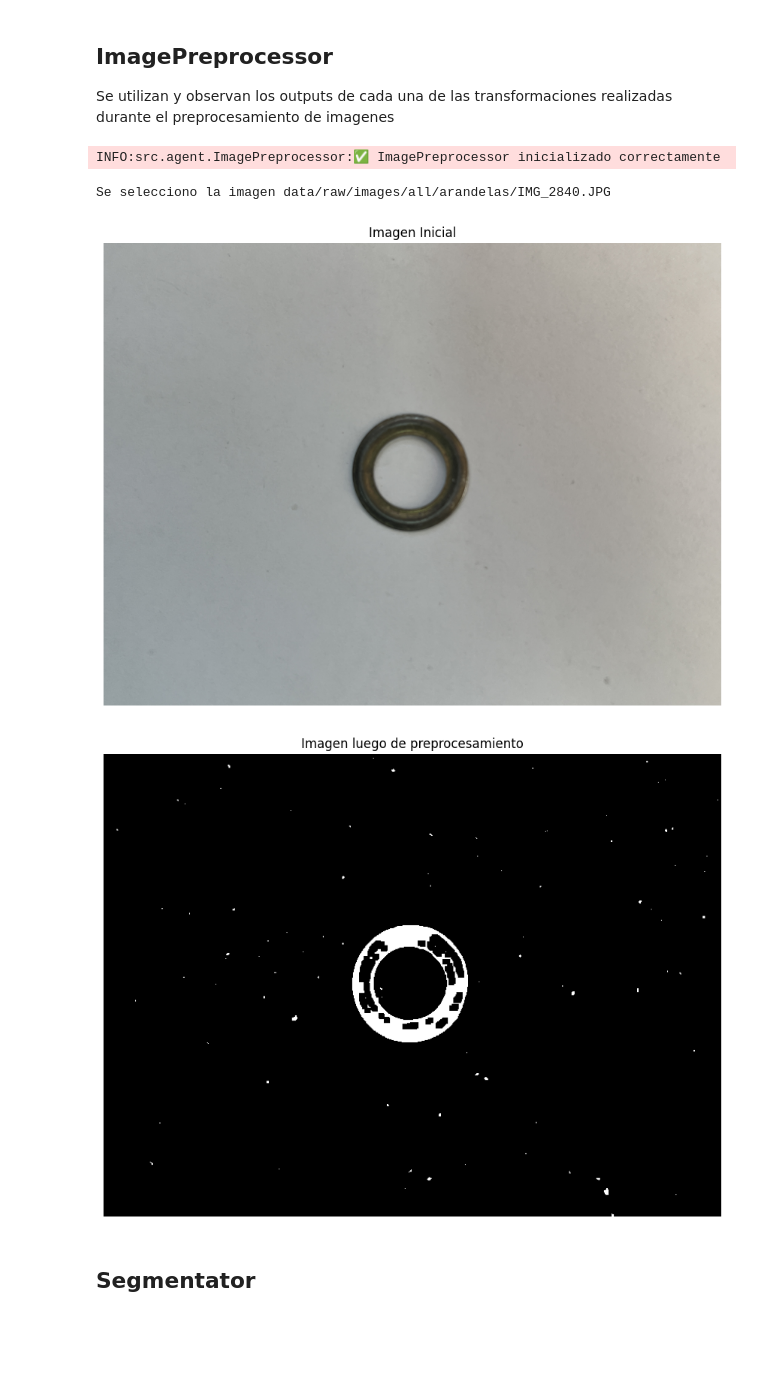
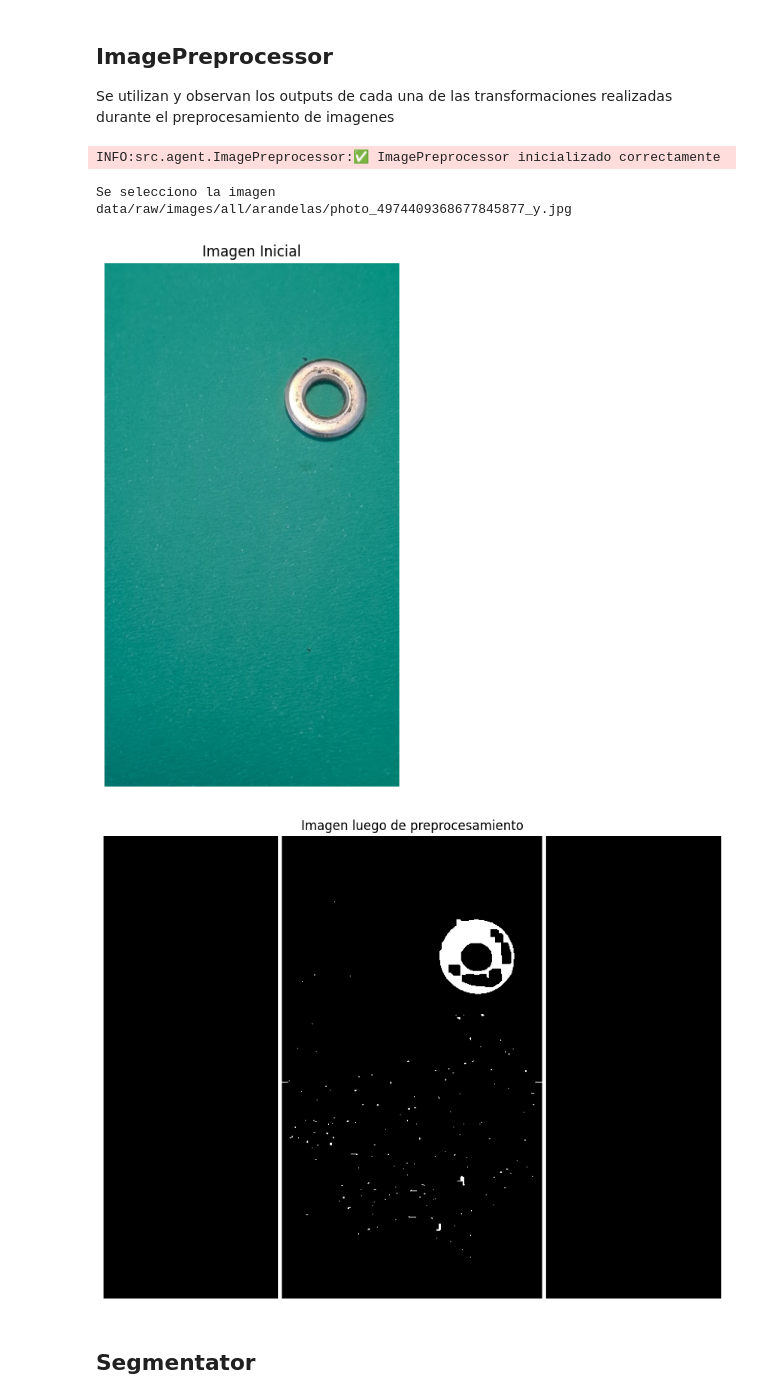
Before and after one commit to germanricco/trabajo-final-IA1, a Jupyter notebook: Pruebas.ipynb, the cells around one changed output. Drawn from its saved outputs; the diff is of its cells as text; code cells hidden in the pictures; blank space fills up the shorter version.

```diff
--- a/Pruebas.ipynb
+++ b/Pruebas.ipynb
@@ -159,40 +159,40 @@ Se utilizan y observan los outputs de cada una de las transformaciones realizada
 # %%
 # Instancio el preprocesador de imagenes con parametros personalizados
 procesador_imagenes = ImagePreprocessor(target_size=(800,600),
-                                        blur_kernel_size=(5,5),
-                                        binarization_block_size=11,
+                                        blur_kernel_size=(7, 7),
+                                        binarization_block_size=13,
                                         binarization_C=3,
                                         open_kernel_size=(5, 5),
-                                        close_kernel_size=(7, 7))
+                                        close_kernel_size=(9, 9))
 
-path_image, image = get_random_image("arandelas", seed=32)
+path_image, image = get_random_image("arandelas", seed=42)
 print(f"Se selecciono la imagen {path_image}")
 plot_image(image, title="Imagen Inicial")
 
 #! Visualizacion paso a paso de las transformaciones realizadas
 # gray_image = procesador_imagenes._convert_to_grayscale(image)
 # plot_image(gray_image, title="Imagen en escala de grises")
 
 # standard_size_image = procesador_imagenes._standardize_size(gray_image)
 # plot_image(standard_size_image, title="Imagen con tamaño estandarizado")
 
 # blurred_image = procesador_imagenes._apply_gaussian_blur(standard_size_image, kernel_size=(5,5))
 # plot_image(blurred_image, title="Imagen luego de suavizado")
 
 # binarize_image = procesador_imagenes._apply_adaptive_binarization(blurred_image)
 # plot_image(binarize_image, title="Imagen Binarizada")
 
 # imagen_suavizada = procesador_imagenes._clean_binarization(binarize_image)
 # plot_image(imagen_suavizada, title = """Imagen luego de suavizado""")
 
 #! Proceso completo
 binary_image = procesador_imagenes.process(image)
 plot_image(binary_image, title="Imagen luego de preprocesamiento")
 # %% [output]
 INFO:src.agent.ImagePreprocessor:✅ ImagePreprocessor inicializado correctamente
-Se selecciono la imagen data/raw/images/all/arandelas/IMG_2840.JPG
+Se selecciono la imagen data/raw/images/all/arandelas/photo_4974409368677845877_y.jpg
-[figure, old version]
+[figure, new version]
-[figure, old version]
+[figure, new version]
 # %% [markdown]
 ## Segmentator
 # %%
```
Also changed, not shown: parts of 7 cells of this notebook, 4 other files.
